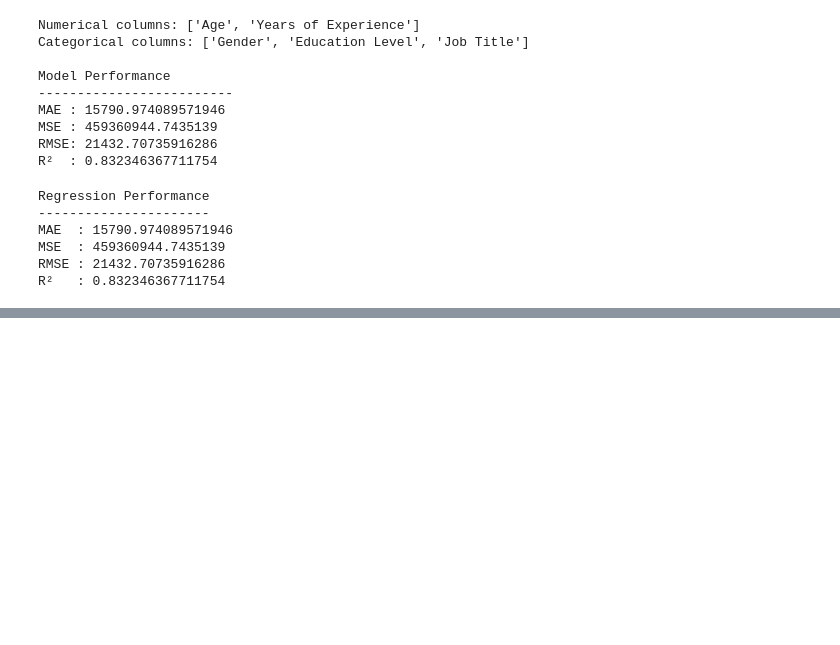
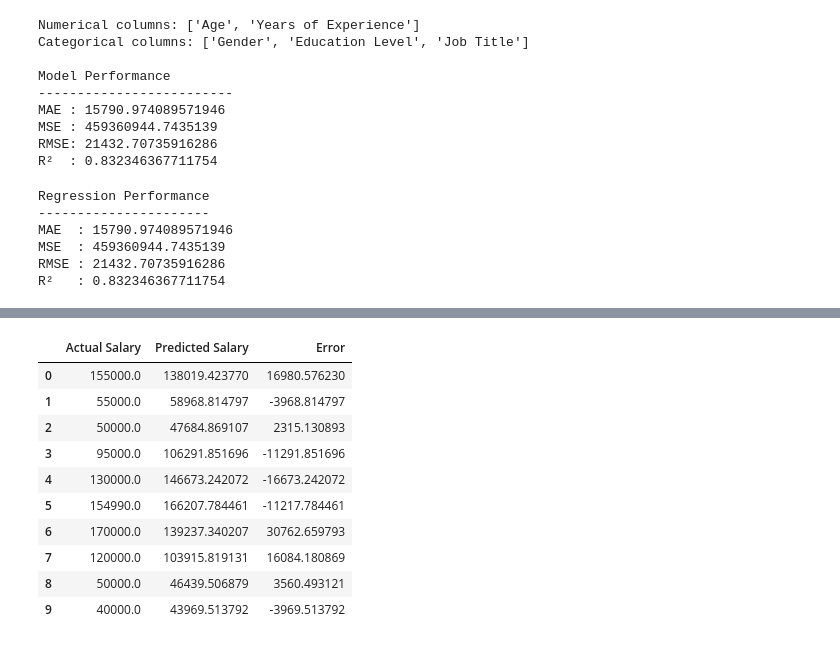
Before and after one commit to lalit2909/Multimodal-RAG-updated-with-agentic-AI, a Jupyter notebook: SalaryPrediction.ipynb, the cells around one changed output, grey strips where cells are left out. Saved outputs shown, nothing was run; the diff lists cells and outputs as text; code cells hidden in the pictures; blank space fills up the shorter version.

```diff
--- a/SalaryPrediction.ipynb
+++ b/SalaryPrediction.ipynb
@@ -469,0 +701,7 @@ from sklearn.metrics import confusion_matrix, classification_report
+# %%
+results = pd.DataFrame({
+    'Actual Salary': y_test.values,
+    'Predicted Salary': y_pred
+})
+
+print(results.head(10))
@@ -469,0 +720,16 @@ from sklearn.metrics import confusion_matrix, classification_report
+# %%
+results['Error'] = results['Actual Salary'] - results['Predicted Salary']
+
+results.head(10)
+# %% [output]
+|  | Actual Salary | Predicted Salary | Error |
+| 0 | 155000.0 | 138019.423770 | 16980.576230 |
+| 1 | 55000.0 | 58968.814797 | -3968.814797 |
+| 2 | 50000.0 | 47684.869107 | 2315.130893 |
+| 3 | 95000.0 | 106291.851696 | -11291.851696 |
+| 4 | 130000.0 | 146673.242072 | -16673.242072 |
+| 5 | 154990.0 | 166207.784461 | -11217.784461 |
+| 6 | 170000.0 | 139237.340207 | 30762.659793 |
+| 7 | 120000.0 | 103915.819131 | 16084.180869 |
+| 8 | 50000.0 | 46439.506879 | 3560.493121 |
+| 9 | 40000.0 | 43969.513792 | -3969.513792 |
```
Also changed, not shown: parts of 28 cells of this notebook.
